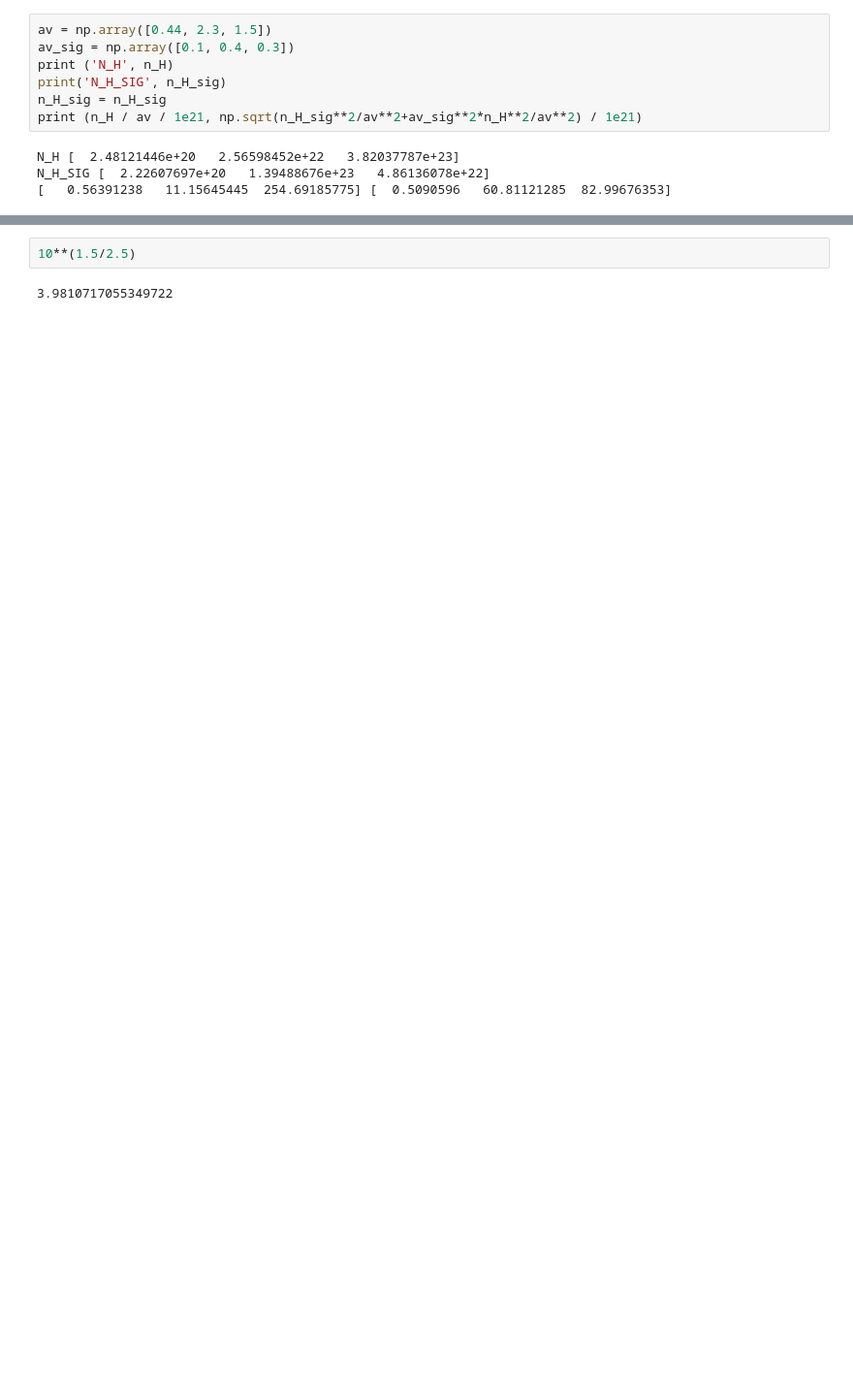
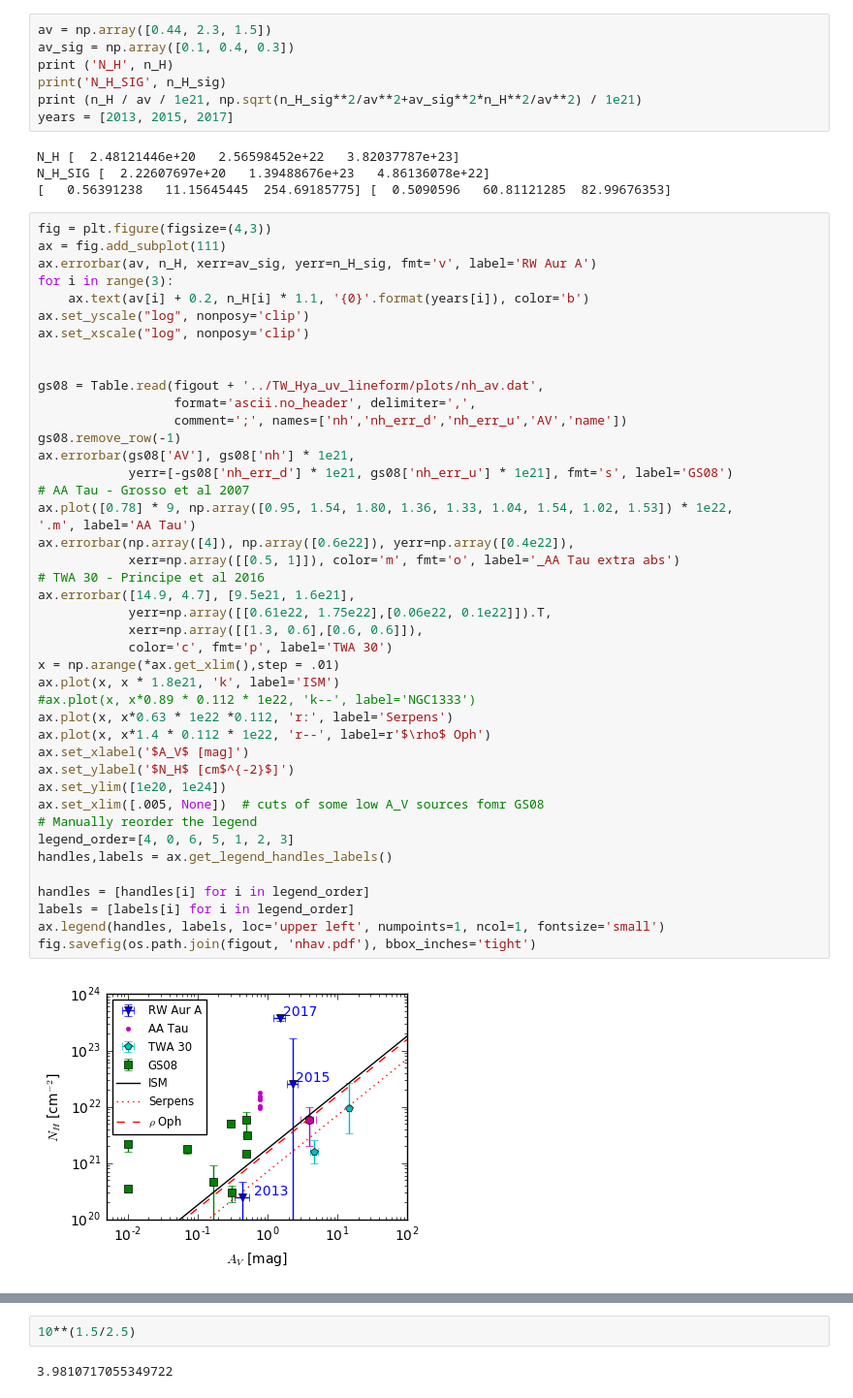
Before and after one commit to hamogu/RWAur, a Jupyter notebook: article.ipynb, the cells around one changed output, grey strips where cells are left out. Shown at 97% size. Saved outputs shown, nothing was run; the diff lists cells and outputs as text; blank space fills up the shorter version.

Commit message:
Daves comments before sending to Christian

```diff
--- a/article.ipynb
+++ b/article.ipynb
@@ -708,9 +991,54 @@ av = np.array([0.44, 2.3, 1.5])
 av_sig = np.array([0.1, 0.4, 0.3])
 print ('N_H', n_H)
 print('N_H_SIG', n_H_sig)
-n_H_sig = n_H_sig
 print (n_H / av / 1e21, np.sqrt(n_H_sig**2/av**2+av_sig**2*n_H**2/av**2) / 1e21)
+years = [2013, 2015, 2017]
 # %% [output]
 N_H [  2.48121446e+20   2.56598452e+22   3.82037787e+23]
 N_H_SIG [  2.22607697e+20   1.39488676e+23   4.86136078e+22]
 [   0.56391238   11.15645445  254.69185775] [  0.5090596   60.81121285  82.99676353]
+# %%
+fig = plt.figure(figsize=(4,3))
+ax = fig.add_subplot(111)
+ax.errorbar(av, n_H, xerr=av_sig, yerr=n_H_sig, fmt='v', label='RW Aur A')
+for i in range(3):
+    ax.text(av[i] + 0.2, n_H[i] * 1.1, '{0}'.format(years[i]), color='b')
+ax.set_yscale("log", nonposy='clip')
+ax.set_xscale("log", nonposy='clip')
+
+
+gs08 = Table.read(figout + '../TW_Hya_uv_lineform/plots/nh_av.dat',
+                  format='ascii.no_header', delimiter=',',
+                  comment=';', names=['nh','nh_err_d','nh_err_u','AV','name'])
+gs08.remove_row(-1)
+ax.errorbar(gs08['AV'], gs08['nh'] * 1e21,
+            yerr=[-gs08['nh_err_d'] * 1e21, gs08['nh_err_u'] * 1e21], fmt='s', label='GS08')
+# AA Tau - Grosso et al 2007
+ax.plot([0.78] * 9, np.array([0.95, 1.54, 1.80, 1.36, 1.33, 1.04, 1.54, 1.02, 1.53]) * 1e22,
+'.m', label='AA Tau')
+ax.errorbar(np.array([4]), np.array([0.6e22]), yerr=np.array([0.4e22]),
+            xerr=np.array([[0.5, 1]]), color='m', fmt='o', label='_AA Tau extra abs')
+# TWA 30 - Principe et al 2016
+ax.errorbar([14.9, 4.7], [9.5e21, 1.6e21],
+            yerr=np.array([[0.61e22, 1.75e22],[0.06e22, 0.1e22]]).T,
+            xerr=np.array([[1.3, 0.6],[0.6, 0.6]]),
+            color='c', fmt='p', label='TWA 30')
+x = np.arange(*ax.get_xlim(),step = .01)
+ax.plot(x, x * 1.8e21, 'k', label='ISM')
+#ax.plot(x, x*0.89 * 0.112 * 1e22, 'k--', label='NGC1333')
+ax.plot(x, x*0.63 * 1e22 *0.112, 'r:', label='Serpens')
+ax.plot(x, x*1.4 * 0.112 * 1e22, 'r--', label=r'$\rho$ Oph')
+ax.set_xlabel('$A_V$ [mag]')
+ax.set_ylabel('$N_H$ [cm$^{-2}$]')
+ax.set_ylim([1e20, 1e24])
+ax.set_xlim([.005, None])  # cuts of some low A_V sources fomr GS08
+# Manually reorder the legend
+legend_order=[4, 0, 6, 5, 1, 2, 3]
+handles,labels = ax.get_legend_handles_labels()
+
+handles = [handles[i] for i in legend_order]
+labels = [labels[i] for i in legend_order]
+ax.legend(handles, labels, loc='upper left', numpoints=1, ncol=1, fontsize='small')
+fig.savefig(os.path.join(figout, 'nhav.pdf'), bbox_inches='tight')
+# %% [output]
+[figure, added]
```
Also changed, not shown: parts of 85 cells of this notebook, 4 other files.
